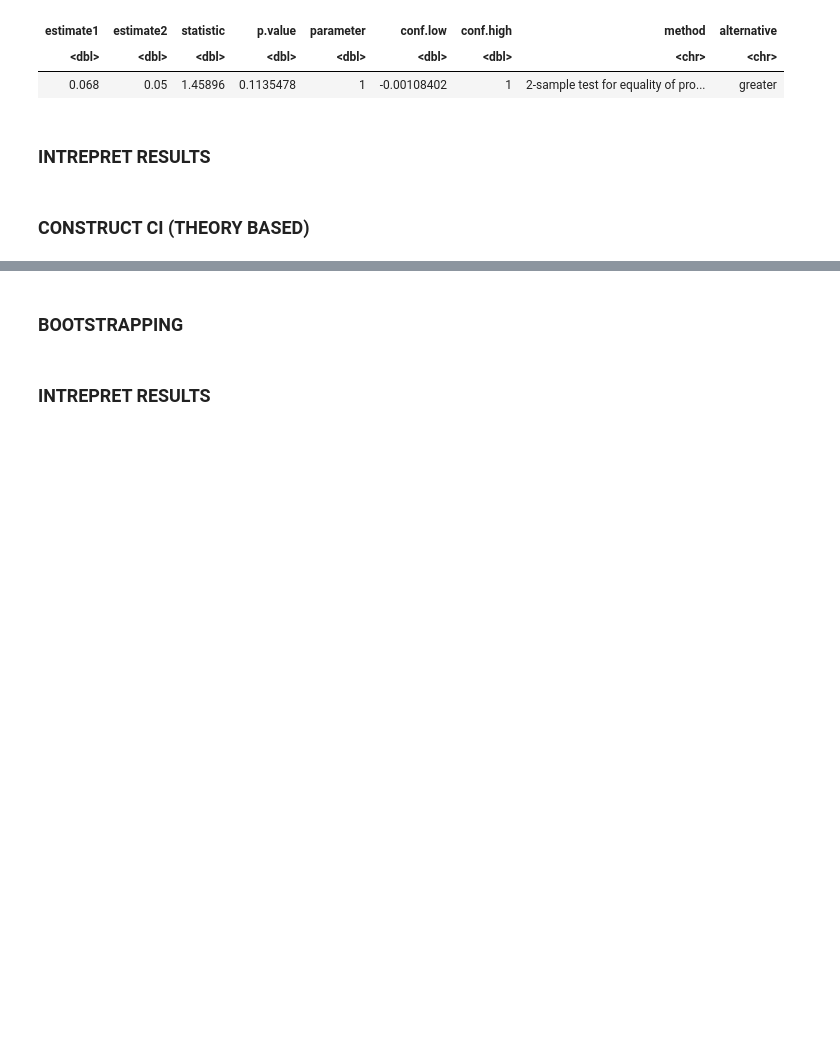
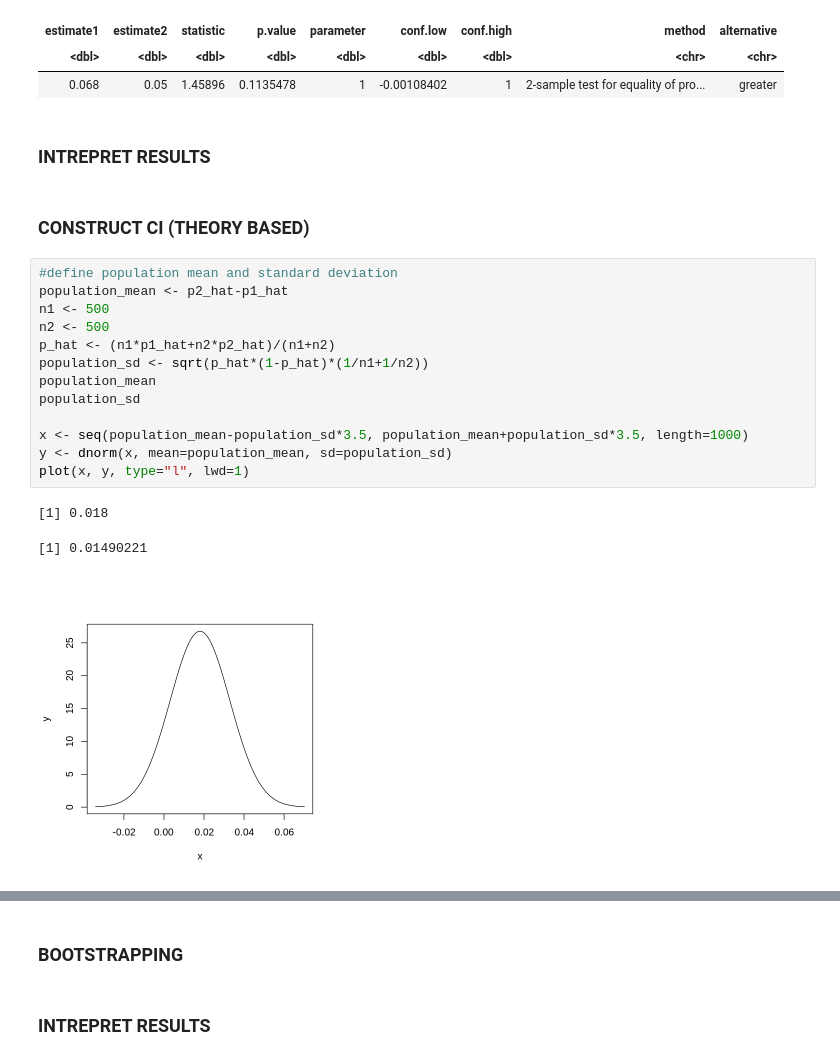
Before and after one commit to Krithik1/STAT_201_PROJECT, a Jupyter notebook: Final_Report.ipynb, the cells around one changed output, grey strips where cells are left out. Drawn from its saved outputs; the diff is of its cells as text; blank space fills up the shorter version.

```diff
--- a/Final_Report.ipynb
+++ b/Final_Report.ipynb
@@ -416,3 +415,20 @@ A tibble: 1 × 9
 ### INTREPRET RESULTS
 # %% [markdown]
 ### CONSTRUCT CI (THEORY BASED)
+# %%
+#define population mean and standard deviation
+population_mean <- p2_hat-p1_hat
+n1 <- 500
+n2 <- 500
+p_hat <- (n1*p1_hat+n2*p2_hat)/(n1+n2)
+population_sd <- sqrt(p_hat*(1-p_hat)*(1/n1+1/n2))
+population_mean
+population_sd
+
+x <- seq(population_mean-population_sd*3.5, population_mean+population_sd*3.5, length=1000)
+y <- dnorm(x, mean=population_mean, sd=population_sd)
+plot(x, y, type="l", lwd=1)
+# %% [output]
+[1] 0.018
+[1] 0.01490221
+[figure, added]
```
Also changed, not shown: parts of 2 cells of this notebook.
